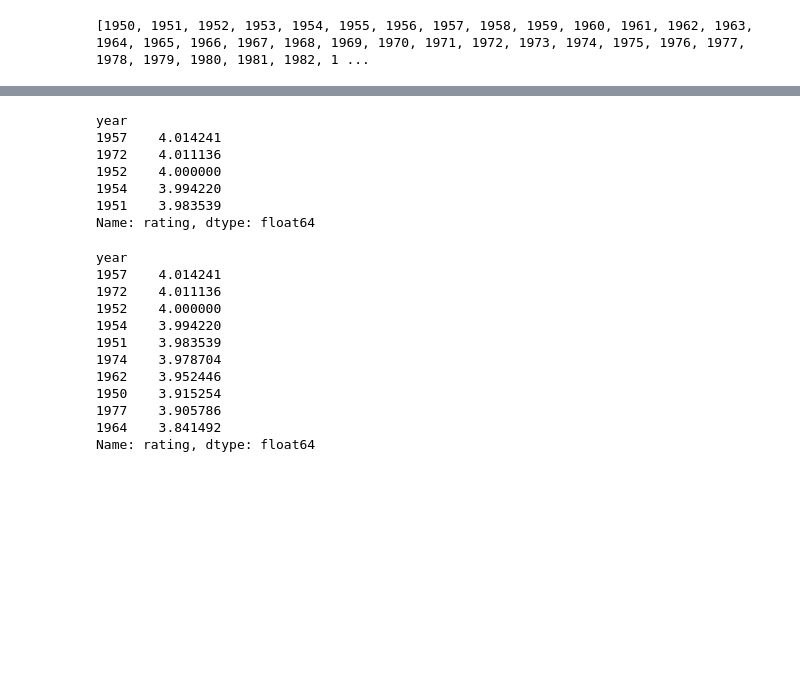
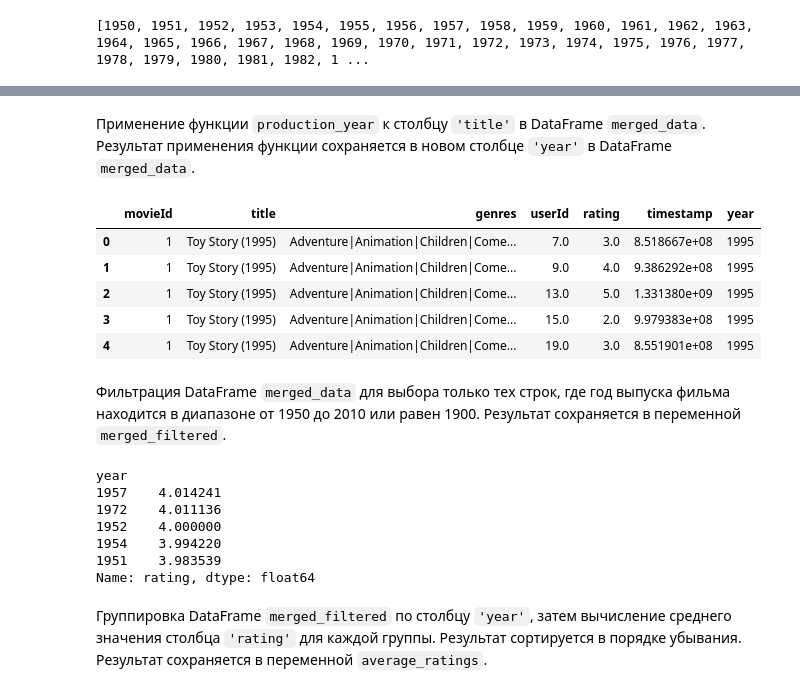
Before and after one commit to stefkong1982/-, a Jupyter notebook: Библиотеки Python для анализа данных/Лекция Функции и работа с данными/ДЗ_Кондратьев_NUMPY-48_Функции и работа с данными.ipynb, the cells around one changed output, grey strips where cells are left out. Drawn from its saved outputs; the diff is of its cells as text; code cells hidden in the pictures; blank space fills up the shorter version.

```diff
--- a/Библиотеки Python для анализа данных/Лекция Функции и работа с данными/ДЗ_Кондратьев_NUMPY-48_Функции и работа с данными.ipynb
+++ b/Библиотеки Python для анализа данных/Лекция Функции и работа с данными/ДЗ_Кондратьев_NUMPY-48_Функции и работа с данными.ipynb
@@ -340 +384,15 @@ merged.head()
+# %% [markdown]
+Применение функции `production_year` к столбцу `'title'` в DataFrame `merged_data`. Результат применения функции сохраняется в новом столбце `'year'` в DataFrame `merged_data`.
+# %%
+merged_filtered = merged_data[(merged_data['year'] >= 1950) & (merged_data['year'] <= 2010) | (merged_data['year'] == 1900)]
+merged_filtered.head()
+# %% [output]
+|  | movieId | title | genres | userId | rating | timestamp | year |
+| 0 | 1 | Toy Story (1995) | Adventure|Animation|Children|Come... | 7.0 | 3.0 | 8.518667e+08 | 1995 |
+| 1 | 1 | Toy Story (1995) | Adventure|Animation|Children|Come... | 9.0 | 4.0 | 9.386292e+08 | 1995 |
+| 2 | 1 | Toy Story (1995) | Adventure|Animation|Children|Come... | 13.0 | 5.0 | 1.331380e+09 | 1995 |
+| 3 | 1 | Toy Story (1995) | Adventure|Animation|Children|Come... | 15.0 | 2.0 | 9.979383e+08 | 1995 |
+| 4 | 1 | Toy Story (1995) | Adventure|Animation|Children|Come... | 19.0 | 3.0 | 8.551901e+08 | 1995 |
+# %% [markdown]
+Фильтрация DataFrame `merged_data` для выбора только тех строк, где год выпуска фильма находится в диапазоне от 1950 до 2010 или равен 1900. Результат сохраняется в переменной `merged_filtered`.
 # %%
@@ -348,18 +406,5 @@ year
 1954    3.994220
 1951    3.983539
 Name: rating, dtype: float64
-# %%
-print(average_ratings.head(10))
-# %% [output]
-year
-1957    4.014241
-1972    4.011136
-1952    4.000000
-1954    3.994220
-1951    3.983539
-1974    3.978704
-1962    3.952446
-1950    3.915254
-1977    3.905786
-1964    3.841492
-Name: rating, dtype: float64
+# %% [markdown]
+ Группировка DataFrame `merged_filtered` по столбцу `'year'`, затем вычисление среднего значения столбца `'rating'` для каждой группы. Результат сортируется в порядке убывания. Результат сохраняется в переменной `average_ratings`.
```
Also changed, not shown: parts of 17 cells of this notebook.
